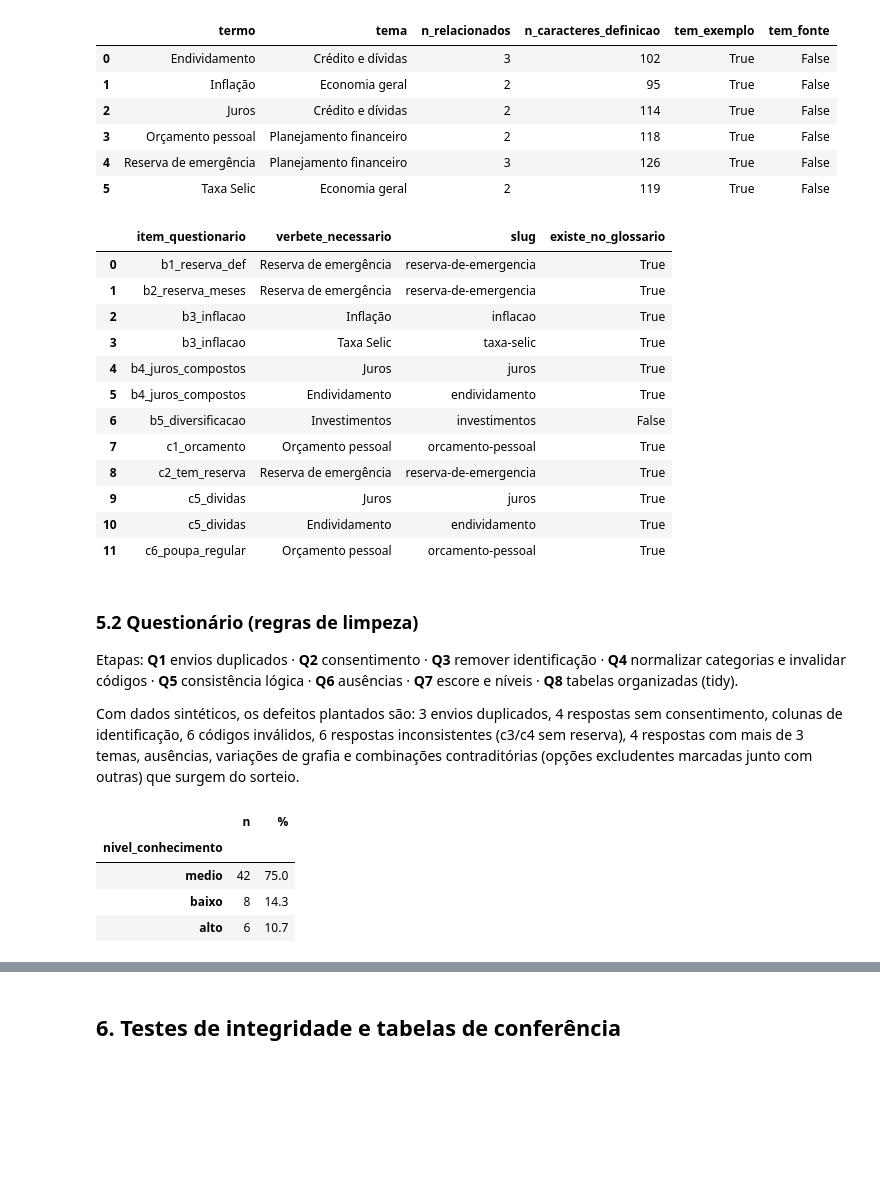
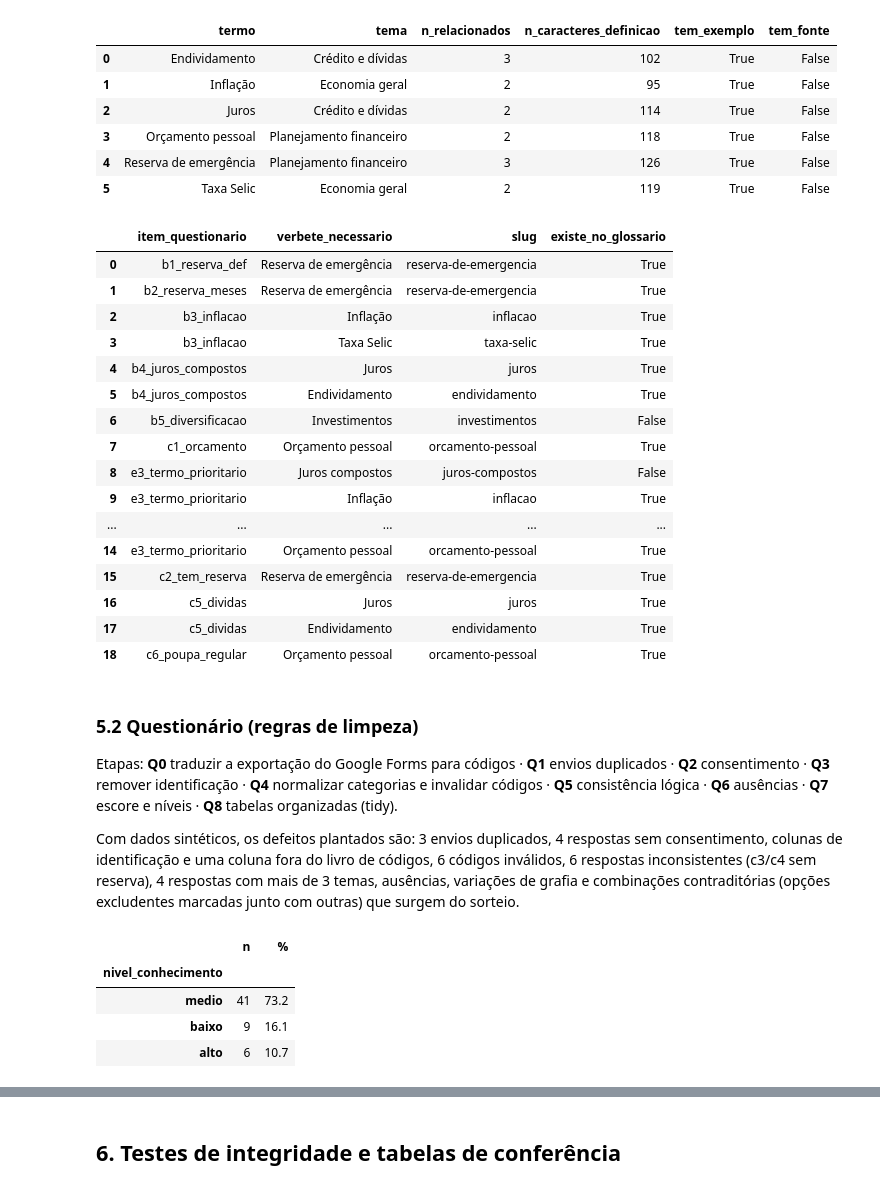
Before and after one commit to laurentinoanabia/TPAEII_equipe01, a Jupyter notebook: notebooks/03_obtencao_limpeza_tratamento.ipynb, the cells around one changed output, grey strips where cells are left out. Cells and saved outputs as stored; diff of their text form; code cells hidden in the pictures; blank space fills up the shorter version.

```diff
--- a/notebooks/03_obtencao_limpeza_tratamento.ipynb
+++ b/notebooks/03_obtencao_limpeza_tratamento.ipynb
@@ -382,35 +396,40 @@ vb_final[["termo", "tema", "n_relacionados", "n_caracteres_definicao", "tem_exem
 # %%
 # ---------- G5: cobertura do questionário pelo glossário (junção analítica por tema; ver docs/questionario.md, seção 7)
 EXIGE = {"b1_reserva_def": ["Reserva de emergência"], "b2_reserva_meses": ["Reserva de emergência"], "b3_inflacao": ["Inflação", "Taxa Selic"],
          "b4_juros_compostos": ["Juros", "Endividamento"], "b5_diversificacao": ["Investimentos"], "c1_orcamento": ["Orçamento pessoal"],
+         "e3_termo_prioritario": ["Juros compostos", "Inflação", "Taxa Selic", "Renda fixa", "Diversificação", "Endividamento", "Orçamento pessoal"],
          "c2_tem_reserva": ["Reserva de emergência"], "c5_dividas": ["Juros", "Endividamento"], "c6_poupa_regular": ["Orçamento pessoal"]}
 cobertura = pd.DataFrame([{"item_questionario": q, "verbete_necessario": v, "slug": slug(v)} for q, vs in EXIGE.items() for v in vs])
 cobertura["existe_no_glossario"] = cobertura["slug"].isin(slugs)
 n_antes = len(cobertura)
 chave_ausente = sorted(cobertura.loc[~cobertura.existe_no_glossario, "verbete_necessario"].unique())
 registrar("cobertura questionário × glossário", "Chaves sem correspondência na junção: itens do questionário cujo verbete ainda não existe",
           "Não criar verbete sem fonte para 'fechar' a conta; registrar como pendência de conteúdo (tarefa 12)",
           f"{int((~cobertura.existe_no_glossario).sum())} de {n_antes} pares item-verbete sem correspondência; verbetes ausentes: {', '.join(chave_ausente) or 'nenhum'}", n=int((~cobertura.existe_no_glossario).sum()), status="pendência")
 contar("cobertura", "pares item-verbete (antes da junção)", n_antes)
 contar("cobertura", "pares item-verbete com verbete existente (depois da junção)", int(cobertura.existe_no_glossario.sum()))
 cobertura
 # %% [output]
 |  | item_questionario | verbete_necessario | slug | existe_no_glossario |
 | 0 | b1_reserva_def | Reserva de emergência | reserva-de-emergencia | True |
 | 1 | b2_reserva_meses | Reserva de emergência | reserva-de-emergencia | True |
 | 2 | b3_inflacao | Inflação | inflacao | True |
 | 3 | b3_inflacao | Taxa Selic | taxa-selic | True |
 | 4 | b4_juros_compostos | Juros | juros | True |
 | 5 | b4_juros_compostos | Endividamento | endividamento | True |
 | 6 | b5_diversificacao | Investimentos | investimentos | False |
 | 7 | c1_orcamento | Orçamento pessoal | orcamento-pessoal | True |
-| 8 | c2_tem_reserva | Reserva de emergência | reserva-de-emergencia | True |
-| 9 | c5_dividas | Juros | juros | True |
-| 10 | c5_dividas | Endividamento | endividamento | True |
-| 11 | c6_poupa_regular | Orçamento pessoal | orcamento-pessoal | True |
+| 8 | e3_termo_prioritario | Juros compostos | juros-compostos | False |
+| 9 | e3_termo_prioritario | Inflação | inflacao | True |
+| ... | ... | ... | ... | ... |
+| 14 | e3_termo_prioritario | Orçamento pessoal | orcamento-pessoal | True |
+| 15 | c2_tem_reserva | Reserva de emergência | reserva-de-emergencia | True |
+| 16 | c5_dividas | Juros | juros | True |
+| 17 | c5_dividas | Endividamento | endividamento | True |
+| 18 | c6_poupa_regular | Orçamento pessoal | orcamento-pessoal | True |
 # %% [markdown]
 ### 5.2 Questionário (regras de limpeza)
-Etapas: **Q1** envios duplicados · **Q2** consentimento · **Q3** remover identificação · **Q4** normalizar categorias e invalidar códigos · **Q5** consistência lógica · **Q6** ausências · **Q7** escore e níveis · **Q8** tabelas organizadas (tidy).
+Etapas: **Q0** traduzir a exportação do Google Forms para códigos · **Q1** envios duplicados · **Q2** consentimento · **Q3** remover identificação · **Q4** normalizar categorias e invalidar códigos · **Q5** consistência lógica · **Q6** ausências · **Q7** escore e níveis · **Q8** tabelas organizadas (tidy).
 
-Com dados sintéticos, os defeitos plantados são: 3 envios duplicados, 4 respostas sem consentimento, colunas de identificação, 6 códigos inválidos, 6 respostas inconsistentes (c3/c4 sem reserva), 4 respostas com mais de 3 temas, ausências, variações de grafia e combinações contraditórias (opções excludentes marcadas junto com outras) que surgem do sorteio.
+Com dados sintéticos, os defeitos plantados são: 3 envios duplicados, 4 respostas sem consentimento, colunas de identificação e uma coluna fora do livro de códigos, 6 códigos inválidos, 6 respostas inconsistentes (c3/c4 sem reserva), 4 respostas com mais de 3 temas, ausências, variações de grafia e combinações contraditórias (opções excludentes marcadas junto com outras) que surgem do sorteio.
 # %%
@@ -516,12 +548,15 @@ sem_resp = int(q[list(M.GABARITO)].isna().any(axis=1).sum())
 registrar("questionario · escore", "Respondentes sem resposta válida em algum dos 4 itens pontuados",
           "Ausente conta como não-acerto (mesma regra de 'não sei'); b2 e b6 não pontuam",
           f"{sem_resp} de {len(q)} respondentes afetados; escore médio {q.escore_conhecimento.mean():.2f}", n=sem_resp)
+registrar("questionario · b7_reserva_local", "Item do formulário que não estava no plano (lugar adequado para a reserva; opção c é a adequada)",
+          "Não pontuar: o escore continua com b1, b3, b4 e b5 (0 a 4); b7 só aparece em frequencias.csv. Pontuar mudaria o escore para 0 a 5 e os cortes dos níveis: decisão da equipe",
+          "Escore e níveis inalterados", status="pendência")
 display(q["nivel_conhecimento"].value_counts().rename("n").to_frame().join((q["nivel_conhecimento"].value_counts(normalize=True) * 100).round(1).rename("%")))
 # %% [output]
 |  | n | % |
 | nivel_conhecimento |  |  |
-| medio | 42 | 75.0 |
-| baixo | 8 | 14.3 |
+| medio | 41 | 73.2 |
+| baixo | 9 | 16.1 |
 | alto | 6 | 10.7 |
 # %%
 # ---------- Q8: organização tidy. Observação = respondente (1 linha); múltipla escolha vira tabela longa (1 linha por opção marcada)
```
Also changed, not shown: parts of 14 cells of this notebook, 21 other files.
